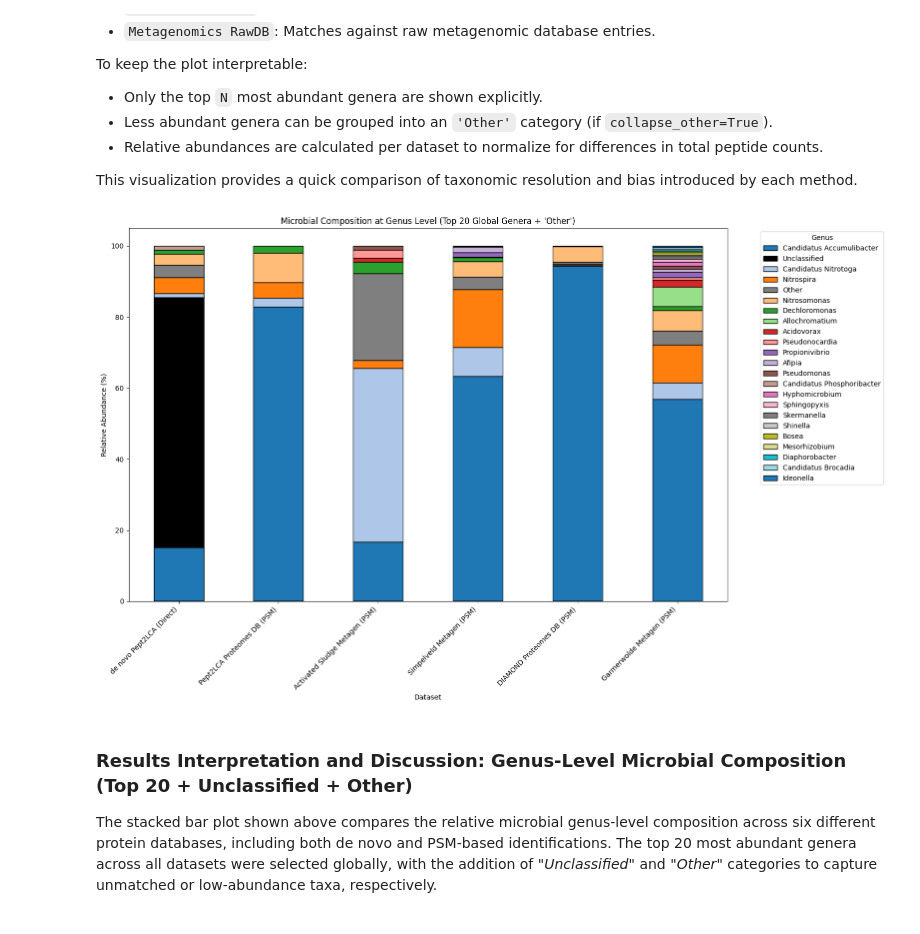
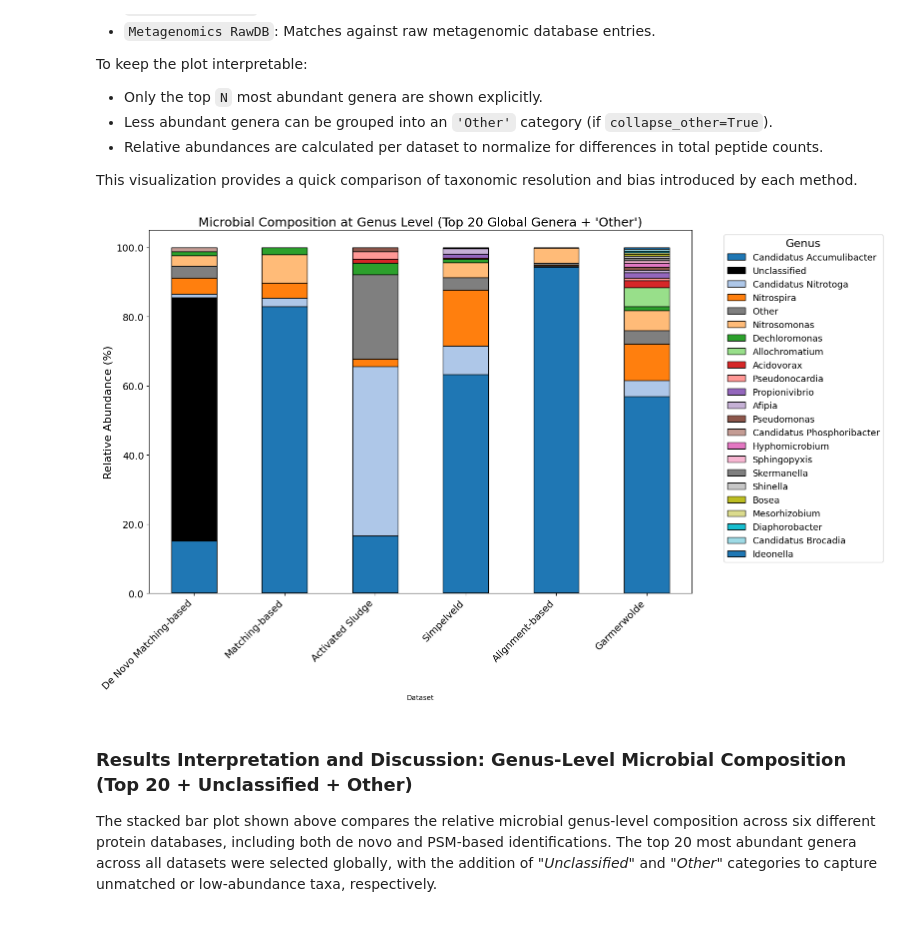
Before and after one commit to Asciilator/Peptide_identification_with_custom_database, a Jupyter notebook: Community_comparisons/Composition_plots.ipynb, the cells around one changed output. Cells and saved outputs as stored; diff of their text form; code cells hidden in the pictures.

```diff
--- a/Community_comparisons/Composition_plots.ipynb
+++ b/Community_comparisons/Composition_plots.ipynb
@@ -225,12 +225,12 @@ plot_data_final = pd.concat([plot_data_other, df_pept2lca_plot[["Dataset", "Genu
 
 # === Rename datasets ===
 dataset_renames = {
-    "Pept2LCA (Direct)": "de novo Pept2LCA (Direct)",
-    "Pept2LCA DB (PSM)": "Pept2LCA Proteomes DB (PSM)",
-    "Activated Sludge MAGs (PSM)": "Activated Sludge Metagen (PSM)",
-    "Simpelveld Meta (PSM)": "Simpelveld Metagen (PSM)",
-    "DIAMOND Proteome DB": "DIAMOND Proteomes DB (PSM)",
-    "Garmerwolde Meta (PSM)": "Garmerwolde Metagen (PSM)"
+    "Pept2LCA (Direct)": "De Novo Matching-based",
+    "Pept2LCA DB (PSM)": "Matching-based",
+    "Activated Sludge MAGs (PSM)": "Activated Sludge",
+    "Simpelveld Meta (PSM)": "Simpelveld",
+    "DIAMOND Proteome DB": "Alignment-based",
+    "Garmerwolde Meta (PSM)": "Garmerwolde"
 }
 
 plot_data_final["Dataset"] = plot_data_final["Dataset"].replace(dataset_renames)
@@ -241,12 +241,12 @@ pivot = pivot[pivot.sum(axis=0).sort_values(ascending=False).index]
 
 # === Reorder datasets left to right ===
 desired_order = [
-    "de novo Pept2LCA (Direct)",
-    "Pept2LCA Proteomes DB (PSM)",
-    "Activated Sludge Metagen (PSM)",
-    "Simpelveld Metagen (PSM)",
-    "DIAMOND Proteomes DB (PSM)",
-    "Garmerwolde Metagen (PSM)"
+    "De Novo Matching-based",
+    "Matching-based",
+    "Activated Sludge",
+    "Simpelveld",
+    "Alignment-based",
+    "Garmerwolde"
 ]
 
 # Re-index and reorder pivot
@@ -260,40 +260,46 @@ fixed_colors = {
 
 # Generate distinct colors for remaining genera
 remaining_genera = [g for g in pivot.columns if g not in fixed_colors]
 palette = sns.color_palette("tab20", len(remaining_genera))
 color_map = dict(zip(remaining_genera, palette))
 color_map.update(fixed_colors)
 
 # Final ordered color list
 ordered_colors = [color_map[g] for g in pivot.columns]
 
 # === Generate distinguishable colors ===
 n_colors = pivot.shape[1]
 color_palette = sns.color_palette("tab20", n_colors) if n_colors <= 20 else sns.color_palette("hls", n_colors)
 
+label_fontsize = 16
+tick_fontsize = 14
+title_fontsize = 18
+legend_fontsize = 13
+
 # === Plot ===
 fig, ax = plt.subplots(figsize=(16, 10))
 
 pivot.plot(
     kind="bar",
     stacked=True,
     edgecolor="black",
     ax=ax,
     color=ordered_colors
 )
 
 # === Format ===
-ax.set_ylabel("Relative Abundance (%)")
-title_scope = f"Top {TOP_N} Global Genera" + (" + 'Other'" if collapse_other else "")
-ax.set_title(f"Microbial Composition at Genus Level ({title_scope})")
-ax.set_xticklabels(ax.get_xticklabels(), rotation=45, ha="right")
-ax.legend(title="Genus", bbox_to_anchor=(1.05, 1), loc="upper left")
-#ax.axvline(x=3.5, color="black", linestyle="--", alpha=0.5)
+ax.set_ylabel("Relative Abundance (%)", fontsize=label_fontsize)
+ax.set_title(f"Microbial Composition at Genus Level ({title_scope})", fontsize=title_fontsize)
+ax.set_xticklabels(ax.get_xticklabels(), rotation=45, ha="right", fontsize=tick_fontsize)
+ax.set_yticklabels(ax.get_yticks(), fontsize=tick_fontsize)
+ax.tick_params(axis='y', labelsize=tick_fontsize)
+ax.tick_params(axis='x', labelsize=tick_fontsize)
+ax.legend(title="Genus", bbox_to_anchor=(1.05, 1), loc="upper left", fontsize=legend_fontsize, title_fontsize=label_fontsize)
 
 plt.tight_layout()
 plt.show()
 # %% [output]
-[figure, old version]
+[figure, new version]
 # %% [markdown]
 ### Results Interpretation and Discussion: Genus-Level Microbial Composition (Top 20 + Unclassified + Other)
 
```
Also changed, not shown: parts of 1 cell of this notebook.
